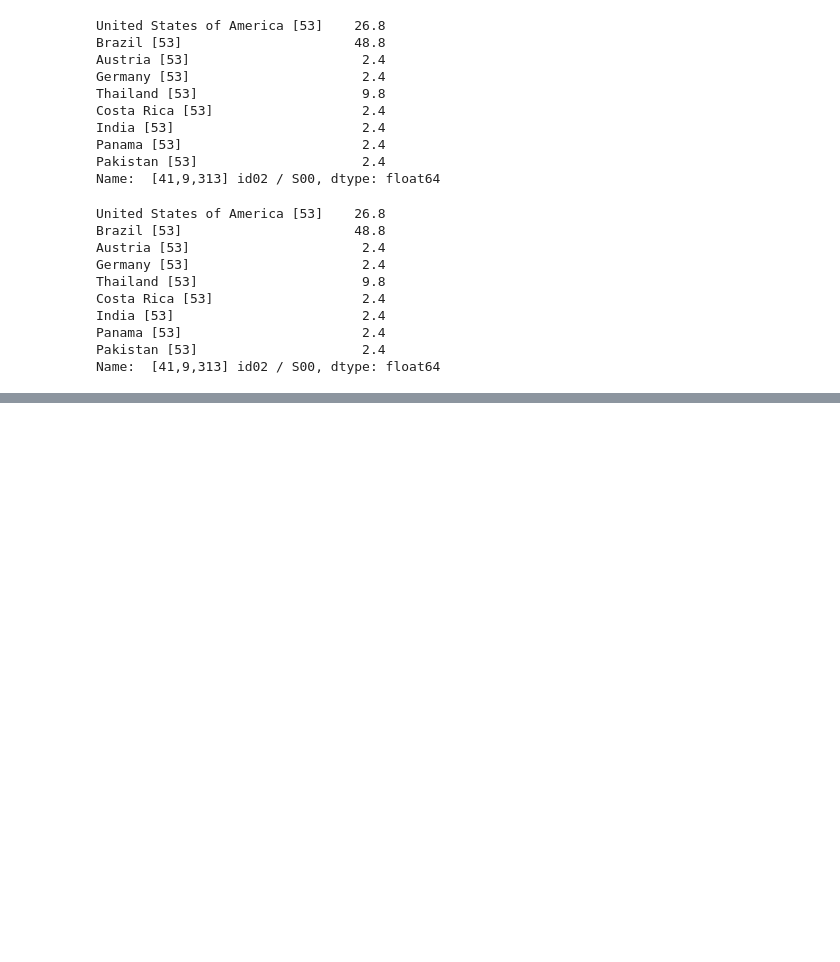
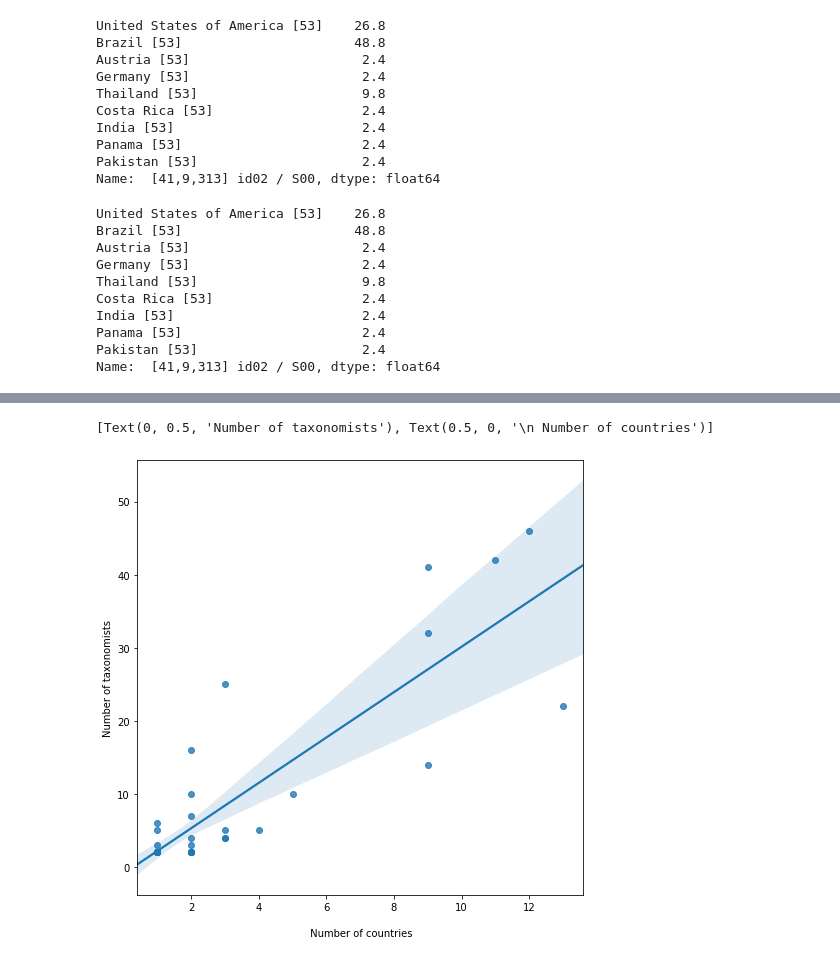
Before and after one commit to eunices/masters-thesis-code, a Jupyter notebook: 2019-09-24-coauthor-networkx/2019-11-07-coauthor-network-modularity.ipynb, the cells around one changed output, grey strips where cells are left out. Drawn from its saved outputs; the diff is of its cells as text; code cells hidden in the pictures; blank space fills up the shorter version.

Commit message:
[EJYS] Plot correlation

```diff
--- a/2019-09-24-coauthor-networkx/2019-11-07-coauthor-network-modularity.ipynb
+++ b/2019-09-24-coauthor-networkx/2019-11-07-coauthor-network-modularity.ipynb
@@ -250,3 +250,11 @@ countries_summary
 | 50 | 1 | 2.0 | 39 | 1 | 50 | 0.000000 | -0.000000 |
 | 51 | 1 | 2.0 | 40 | 4 | 51 | 0.000000 | -0.000000 |
 | 52 | 1 | 2.0 | 41 | 1 | 52 | 0.000000 | -0.000000 |
+# %%
+plt.figure(figsize=(8, 8))
+ax = sns.regplot(countries_summary['N_countries'], countries_summary['N_taxonomist'])
+ax.set(xlabel='\n Number of countries',
+       ylabel='Number of taxonomists')
+# %% [output]
+[Text(0, 0.5, 'Number of taxonomists'), Text(0.5, 0, '\n Number of countries')]
+[figure, added]
```
Also changed, not shown: parts of 4 cells of this notebook.
